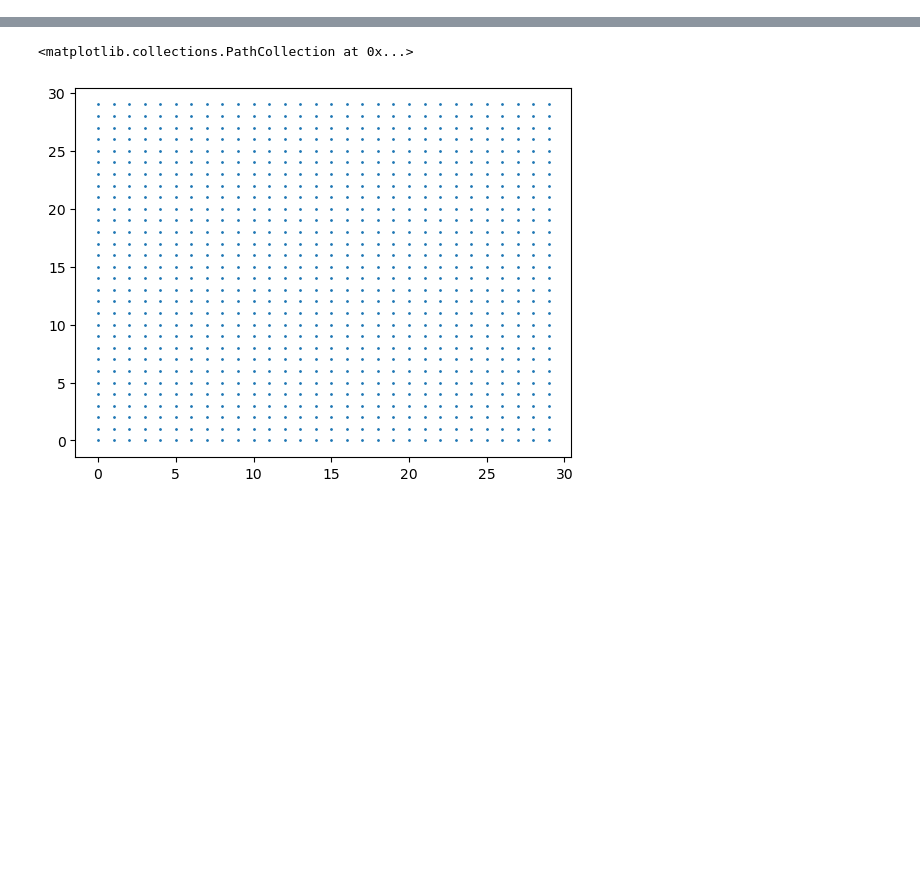
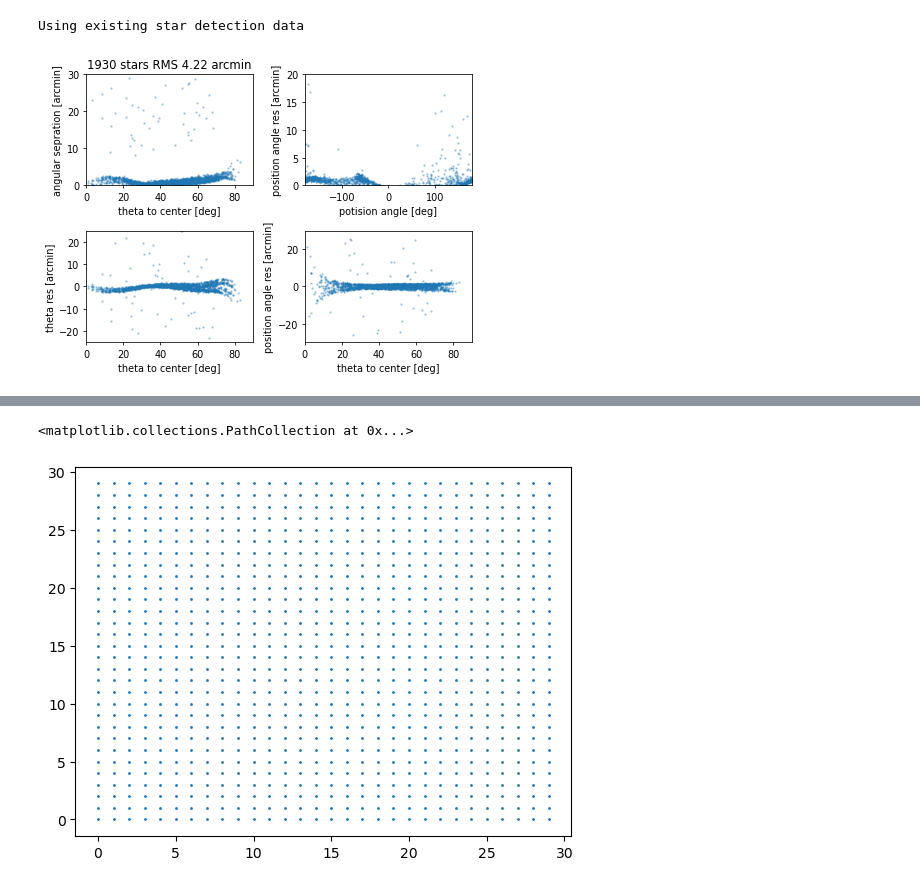
Before and after one commit to CoolTowel/constellation_lines, a Jupyter notebook: opti.ipynb, the cells around one changed output, grey strips where cells are left out. Cells and saved outputs as stored; diff of their text form; code cells hidden in the pictures; blank space fills up the shorter version.

```diff
--- a/opti.ipynb
+++ b/opti.ipynb
@@ -72,0 +83,6 @@ pic.draw_residual(alpha=0.3,dpi=140,s=2)
+# %%
+rms = pic.xmatch()
+pic.draw_residual(alpha=0.3,dpi=70,s=2)
+# %% [output]
+Using existing star detection data
+[figure, added]
```
Also changed, not shown: parts of 12 cells of this notebook, 6 other files.
